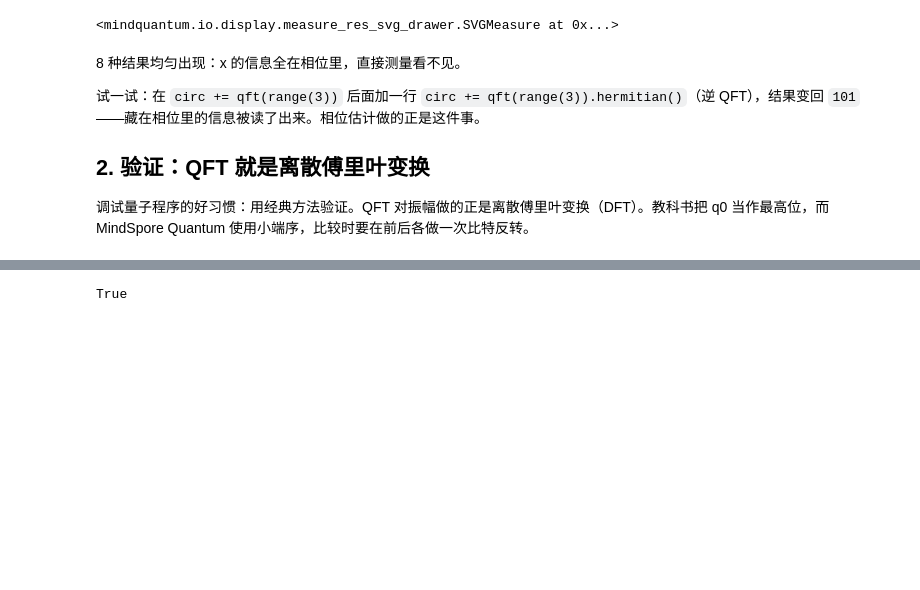
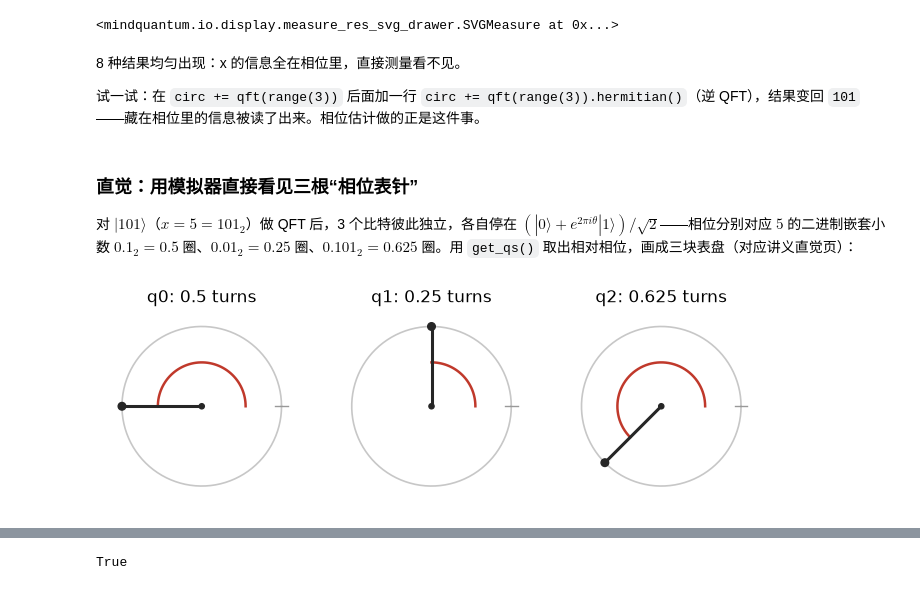
Before and after one commit to MindQuantum-HiQ/mq-env, a Jupyter notebook: solutions/03.QFT与相位估计.ipynb, the cells around one changed output, grey strips where cells are left out. Drawn from its saved outputs; the diff is of its cells as text; code cells hidden in the pictures; blank space fills up the shorter version.

```diff
--- a/solutions/03.QFT与相位估计.ipynb
+++ b/solutions/03.QFT与相位估计.ipynb
@@ -34,7 +34,31 @@ res.svg()
 8 种结果均匀出现：x 的信息全在相位里，直接测量看不见。
 
 试一试：在 `circ += qft(range(3))` 后面加一行 `circ += qft(range(3)).hermitian()`（逆 QFT），结果变回 `101`——藏在相位里的信息被读了出来。相位估计做的正是这件事。
-
-## 2. 验证：QFT 就是离散傅里叶变换
-
-调试量子程序的好习惯：用经典方法验证。QFT 对振幅做的正是离散傅里叶变换（DFT）。教科书把 q0 当作最高位，而 MindSpore Quantum 使用小端序，比较时要在前后各做一次比特反转。
+# %% [markdown]
+### 直觉：用模拟器直接看见三根“相位表针”
+
+对 $|101\rangle$（$x = 5 = 101_2$）做 QFT 后，3 个比特彼此独立，各自停在 $(|0\rangle + e^{2\pi i\theta}|1\rangle)/\sqrt{2}$——相位分别对应 $5$ 的二进制嵌套小数 $0.1_2 = 0.5$ 圈、$0.01_2 = 0.25$ 圈、$0.101_2 = 0.625$ 圈。用 `get_qs()` 取出相对相位，画成三块表盘（对应讲义直觉页）：
+# %%
+sim = Simulator('mqvector', 3)
+sim.apply_circuit(Circuit([X.on(0), X.on(2)]) + qft(range(3)))
+qs = sim.get_qs()
+
+fig, axes = plt.subplots(1, 3, figsize=(8.4, 2.7))
+theta = np.linspace(0, 2 * np.pi, 100)
+for q, ax in enumerate(axes):
+    turns = (np.angle(qs[1 << q] / qs[0]) / (2 * np.pi)) % 1.0
+    ang = 2 * np.pi * turns
+    ax.plot(np.cos(theta), np.sin(theta), color='0.78', lw=1.2)
+    ax.plot([0.92, 1.08], [0, 0], color='0.6', lw=1)           # 0 圈刻度
+    arc = np.linspace(0, ang, 60)
+    ax.plot(0.55 * np.cos(arc), 0.55 * np.sin(arc), color='#c0392b', lw=1.8)
+    ax.plot([0, np.cos(ang)], [0, np.sin(ang)], color='0.15', lw=2.2)
+    ax.scatter([0, np.cos(ang)], [0, np.sin(ang)], color='0.15', s=[14, 30], zorder=3)
+    ax.set_title(f'q{q}: {turns:.3g} turns')
+    ax.set_xlim(-1.2, 1.2)
+    ax.set_ylim(-1.2, 1.2)
+    ax.set_aspect('equal')
+    ax.axis('off')
+plt.show()
+# %% [output]
+[figure, added]
```
Also changed, not shown: parts of 4 cells of this notebook, 7 other files.
